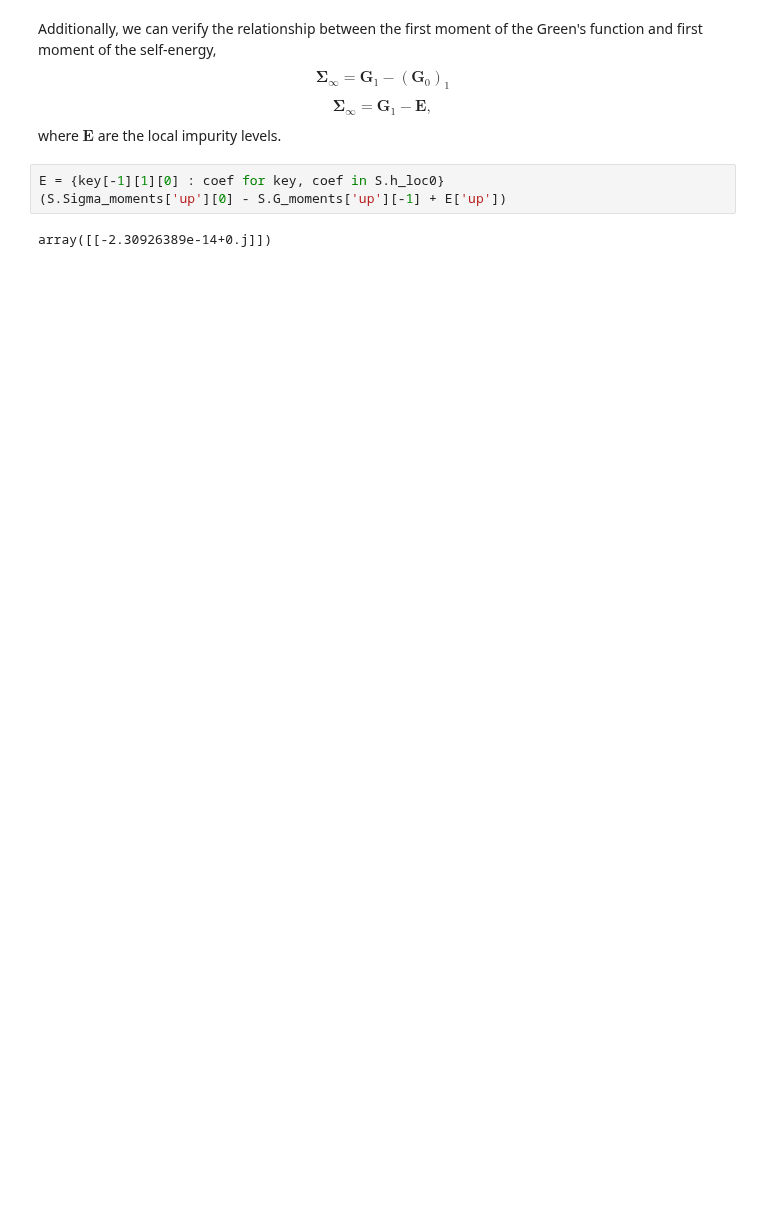
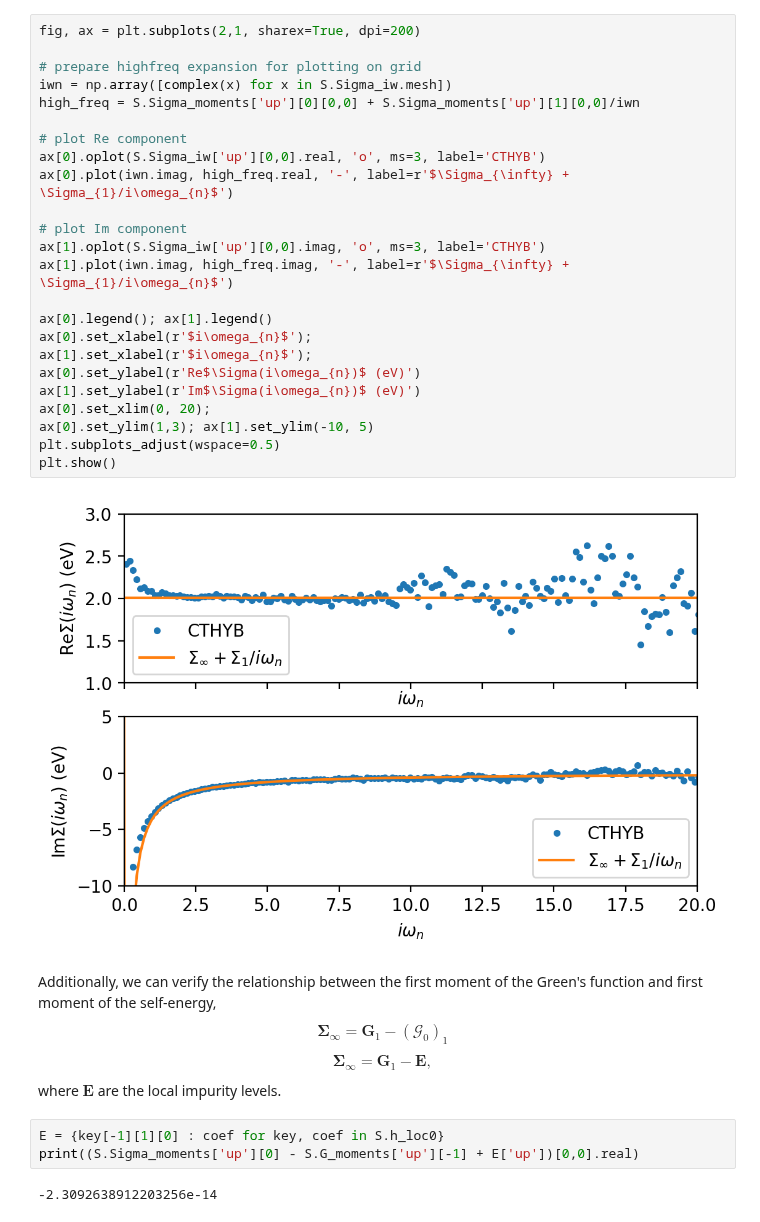
Before and after one commit to TRIQS/cthyb, a Jupyter notebook: doc/guide/high_freq_moments.ipynb, the cells around one changed output. Drawn from its saved outputs; the diff is of its cells as text; blank space fills up the shorter version.

```diff
--- a/doc/guide/high_freq_moments.ipynb
+++ b/doc/guide/high_freq_moments.ipynb
@@ -113,10 +131,36 @@ plt.show()
+# %%
+fig, ax = plt.subplots(2,1, sharex=True, dpi=200)
+
+# prepare highfreq expansion for plotting on grid
+iwn = np.array([complex(x) for x in S.Sigma_iw.mesh])
+high_freq = S.Sigma_moments['up'][0][0,0] + S.Sigma_moments['up'][1][0,0]/iwn
+
+# plot Re component
+ax[0].oplot(S.Sigma_iw['up'][0,0].real, 'o', ms=3, label='CTHYB')
+ax[0].plot(iwn.imag, high_freq.real, '-', label=r'$\Sigma_{\infty} + \Sigma_{1}/i\omega_{n}$')
+
+# plot Im component
+ax[1].oplot(S.Sigma_iw['up'][0,0].imag, 'o', ms=3, label='CTHYB')
+ax[1].plot(iwn.imag, high_freq.imag, '-', label=r'$\Sigma_{\infty} + \Sigma_{1}/i\omega_{n}$')
+
+ax[0].legend(); ax[1].legend()
+ax[0].set_xlabel(r'$i\omega_{n}$');
+ax[1].set_xlabel(r'$i\omega_{n}$');
+ax[0].set_ylabel(r'Re$\Sigma(i\omega_{n})$ (eV)')
+ax[1].set_ylabel(r'Im$\Sigma(i\omega_{n})$ (eV)')
+ax[0].set_xlim(0, 20);
+ax[0].set_ylim(1,3); ax[1].set_ylim(-10, 5)
+plt.subplots_adjust(wspace=0.5)
+plt.show()
+# %% [output]
+[figure, added]
 # %% [markdown]
 Additionally, we can verify the relationship between the first moment of the Green's function and first moment of the self-energy,
-$$ \mathbf{\Sigma}_{\infty} = \mathbf{G}_{1} - (\mathbf{G}_{0})_{1}$$
+$$ \mathbf{\Sigma}_{\infty} = \mathbf{G}_{1} - (\mathcal{G}_{0})_{1}$$
 $$ \mathbf{\Sigma}_{\infty} = \mathbf{G}_{1} - \mathbf{E}, $$
 where $\mathbf{E}$ are the local impurity levels.
 # %%
 E = {key[-1][1][0] : coef for key, coef in S.h_loc0}
-(S.Sigma_moments['up'][0] - S.G_moments['up'][-1] + E['up'])
+print((S.Sigma_moments['up'][0] - S.G_moments['up'][-1] + E['up'])[0,0].real)
 # %% [output]
-array([[-2.30926389e-14+0.j]])
+-2.3092638912203256e-14
```
Also changed, not shown: parts of 9 cells of this notebook.
